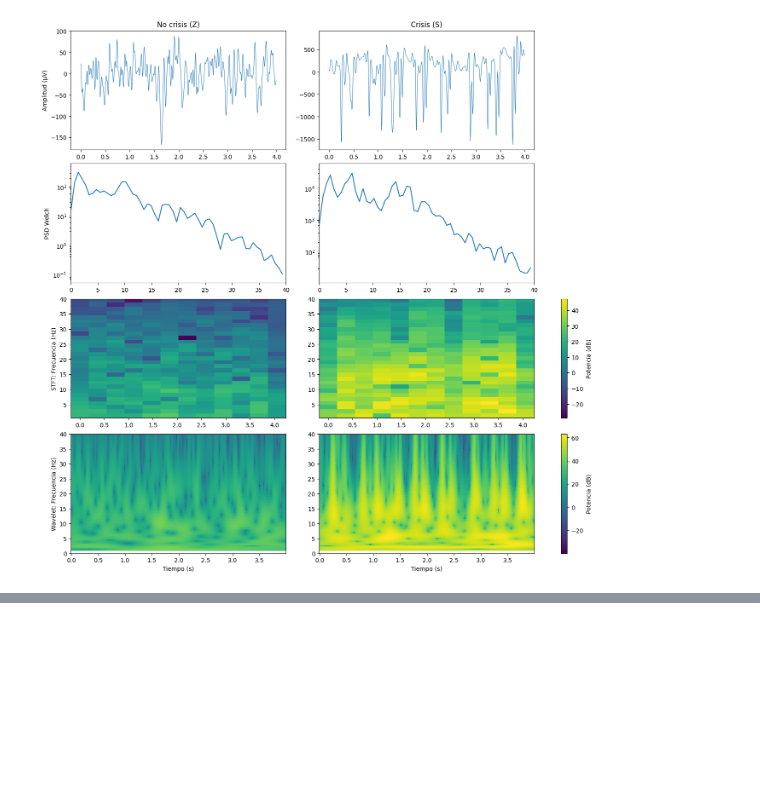
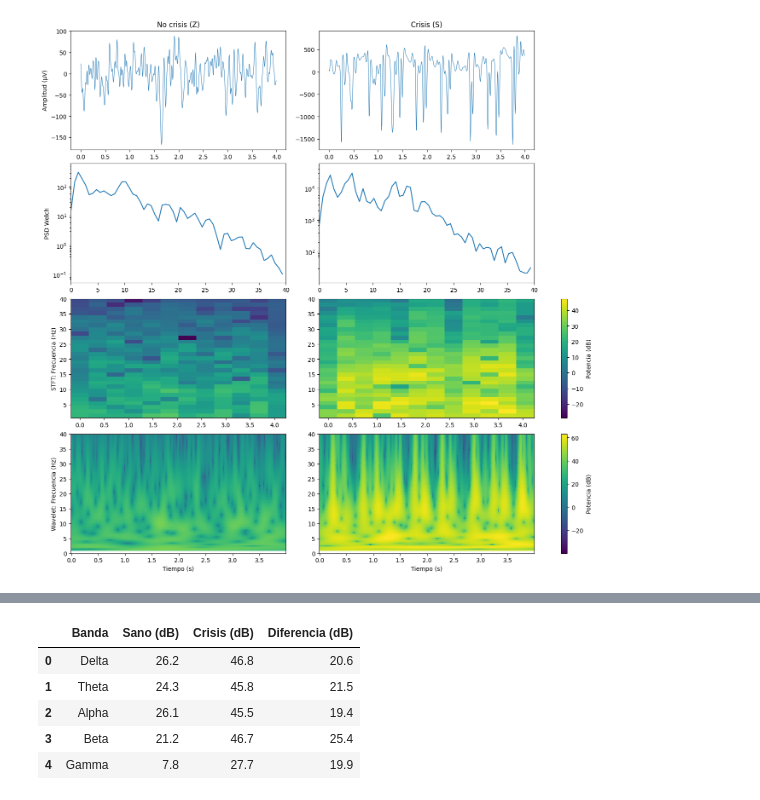
Before and after one commit to lorepe/eeg-epilepsy-project, a Jupyter notebook: notebooks/03_Fase4_Caracteristicas.ipynb, the cells around one changed output, grey strips where cells are left out. Saved outputs shown, nothing was run; the diff lists cells and outputs as text; code cells hidden in the pictures; blank space fills up the shorter version.

```diff
--- a/notebooks/03_Fase4_Caracteristicas.ipynb
+++ b/notebooks/03_Fase4_Caracteristicas.ipynb
@@ -263,0 +277,28 @@ plt.show()
+# %%
+import numpy as np
+from scipy.signal import stft
+from src.caracteristicas import FS, BANDAS
+
+res = {}
+for n, x in [('Sano', sano), ('Crisis', ictal)]:
+    f, t, Z = stft(x, fs=FS, nperseg=256, noverlap=128)
+    res[n] = (f, np.abs(Z[:, 1:-1])**2)
+
+filas = []
+for b, (lo, hi) in BANDAS.items():
+    d = {}
+    for n in ('Sano', 'Crisis'):
+        f, P = res[n]
+        m = (f >= lo) & (f < hi)
+        d[n] = 10*np.log10(P[m].sum(axis=0).mean())
+    filas.append((b, round(d['Sano'], 1), round(d['Crisis'], 1), round(d['Crisis'] - d['Sano'], 1)))
+
+import pandas as pd
+pd.DataFrame(filas, columns=['Banda', 'Sano (dB)', 'Crisis (dB)', 'Diferencia (dB)'])
+# %% [output]
+|  | Banda | Sano (dB) | Crisis (dB) | Diferencia (dB) |
+| 0 | Delta | 26.2 | 46.8 | 20.6 |
+| 1 | Theta | 24.3 | 45.8 | 21.5 |
+| 2 | Alpha | 26.1 | 45.5 | 19.4 |
+| 3 | Beta | 21.2 | 46.7 | 25.4 |
+| 4 | Gamma | 7.8 | 27.7 | 19.9 |
```
Also changed, not shown: parts of 3 cells of this notebook, 5 other files.
